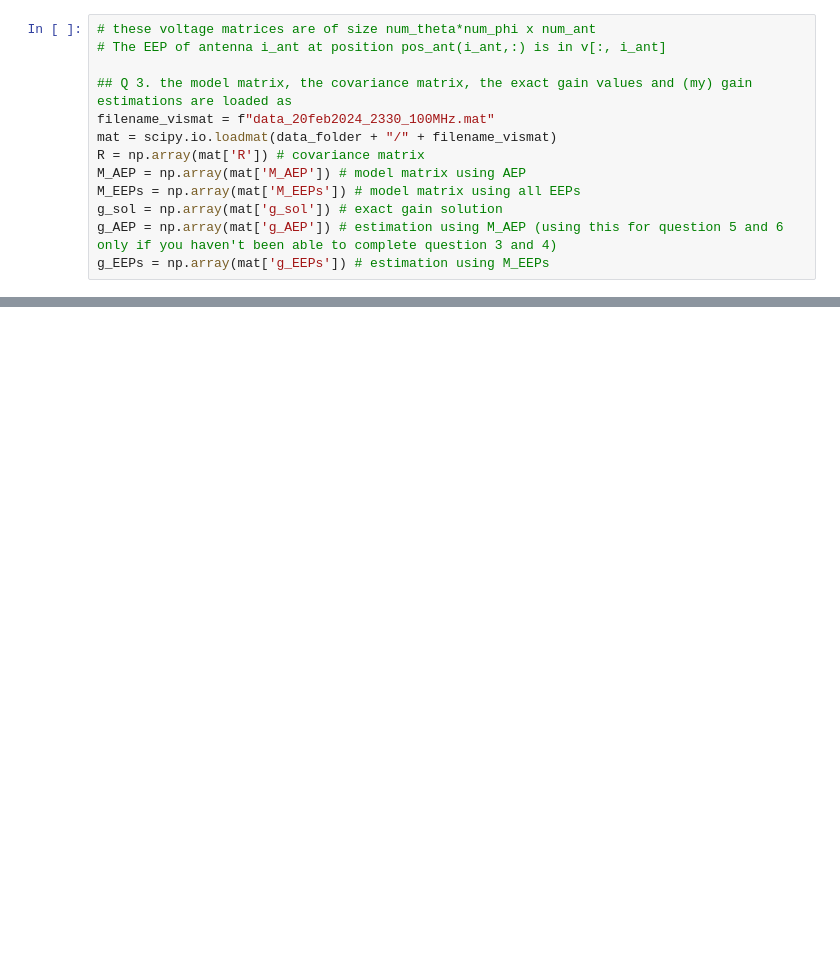
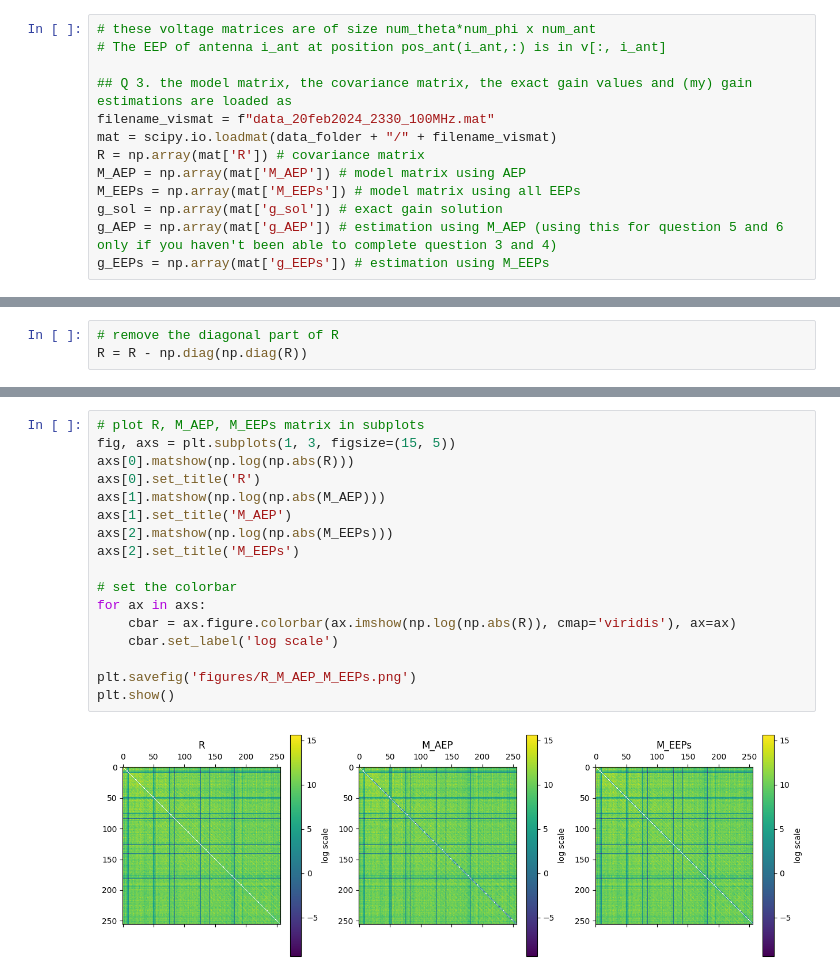
Before and after one commit to ZhongXinyu/SKA-Signal-Detection, a Jupyter notebook: src.ipynb, the cells around one changed output, grey strips where cells are left out. Saved outputs shown, nothing was run; the diff lists cells and outputs as text; blank space fills up the shorter version.

```diff
--- a/src.ipynb
+++ b/src.ipynb
@@ -346,0 +45,3 @@ Frobenius norm of the difference between g and g_cache divided by the Frobenius
+# %%
+# remove the diagonal part of R
+R = R - np.diag(np.diag(R))
@@ -346,0 +64,19 @@ Frobenius norm of the difference between g and g_cache divided by the Frobenius
+# %%
+# plot R, M_AEP, M_EEPs matrix in subplots
+fig, axs = plt.subplots(1, 3, figsize=(15, 5))
+axs[0].matshow(np.log(np.abs(R)))
+axs[0].set_title('R')
+axs[1].matshow(np.log(np.abs(M_AEP)))
+axs[1].set_title('M_AEP')
+axs[2].matshow(np.log(np.abs(M_EEPs)))
+axs[2].set_title('M_EEPs')
+
+# set the colorbar
+for ax in axs:
+    cbar = ax.figure.colorbar(ax.imshow(np.log(np.abs(R)), cmap='viridis'), ax=ax)
+    cbar.set_label('log scale')
+
+plt.savefig('figures/R_M_AEP_M_EEPs.png')
+plt.show()
+# %% [output]
+[figure, added]
```
Also changed, not shown: parts of 65 cells of this notebook.
